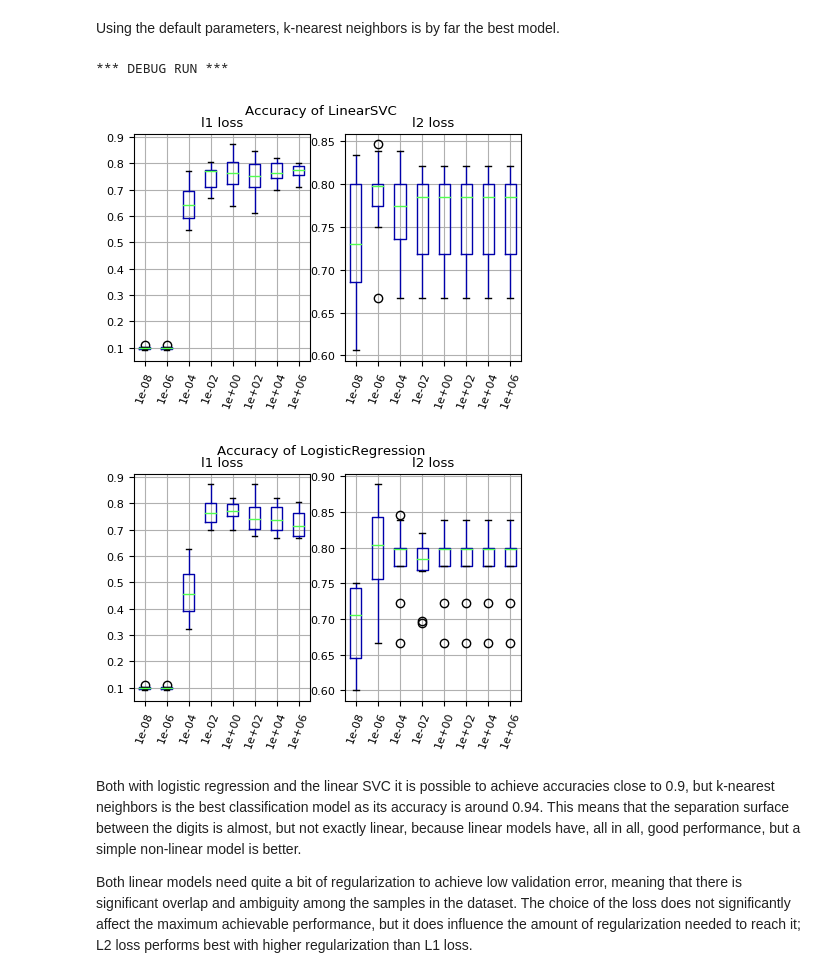
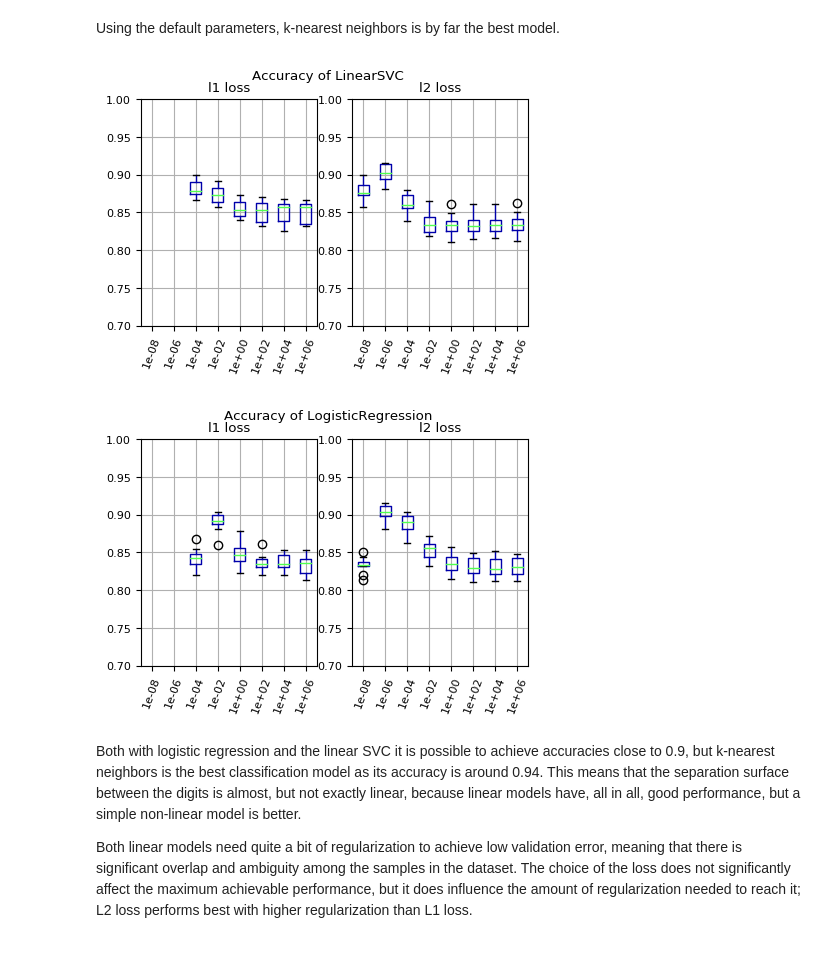
Before and after one commit to e-dorigatti/ML-course, a Jupyter notebook: assignment1-solution.ipynb, the cells around one changed output. Drawn from its saved outputs; the diff is of its cells as text; code cells hidden in the pictures.

```diff
--- a/assignment1-solution.ipynb
+++ b/assignment1-solution.ipynb
@@ -169,6 +172,7 @@ from sklearn.svm import LinearSVC
 from sklearn.linear_model import LogisticRegression
 from sklearn.model_selection import cross_val_score, \
     train_test_split, ShuffleSplit
+
 
 if DEBUG:
     print('*** DEBUG RUN ***')
@@ -176,7 +180,6 @@ if DEBUG:
 size = 0.005 if DEBUG else 0.1
 Xtrain, _, ytrain, _ = train_test_split(X, y, train_size=size,
                                         stratify=y)
-
 
 def optimize_model(model_factory, cv=10):
     cs = [1e-8, 1e-6, 1e-4, 1e-2, 1, 1e2, 1e4, 1e6]
@@ -191,40 +194,39 @@ def optimize_model(model_factory, cv=10):
     print(' ' * 100)
 
     def plot(scores):
-        #plt.ylim((0.75, 0.95))
+        plt.ylim((0.7, 1.0))
 
         axs = pd.DataFrame(
             scores, index=map('{:.0e}'.format, cs)
         ).transpose().boxplot()
 
         plt.setp(axs.xaxis.get_majorticklabels(),
                  rotation=70)
 
     plt.suptitle("Accuracy of {}".format(
         model.__class__.__name__, cv
     ))
 
     plt.subplot(1, 2, 1)
     plt.title('l1 loss')
     plot(scores[:len(cs)])
 
     plt.subplot(1, 2, 2)
     plt.title('l2 loss')
     plot(scores[len(cs):])
 
     plt.show()
 
 optimize_model(lambda loss, c: LinearSVC(
     penalty=loss, C=c, dual=False
 ))
 
 optimize_model(lambda loss, c: LogisticRegression(
     penalty=loss, C=c
 ))
 # %% [output]
-*** DEBUG RUN ***
-[figure, old version]
+[figure, new version]
-[figure, old version]
+[figure, new version]
 # %% [markdown]
 Both with logistic regression and the linear SVC it is possible to achieve accuracies close to 0.9, but k-nearest neighbors is the best classification model as its accuracy is around 0.94. This means that the separation surface between the digits is almost, but not exactly linear, because linear models have, all in all, good performance, but a simple non-linear model is better.
 
```
Also changed, not shown: parts of 12 cells of this notebook.
